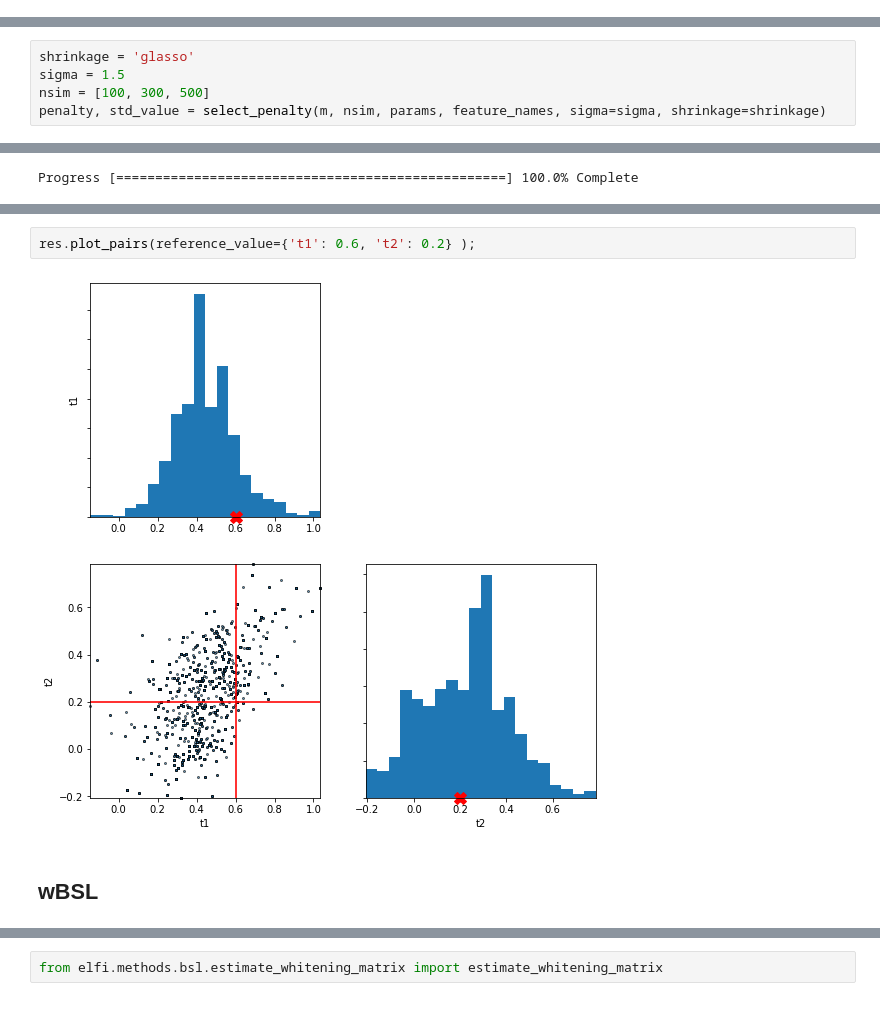
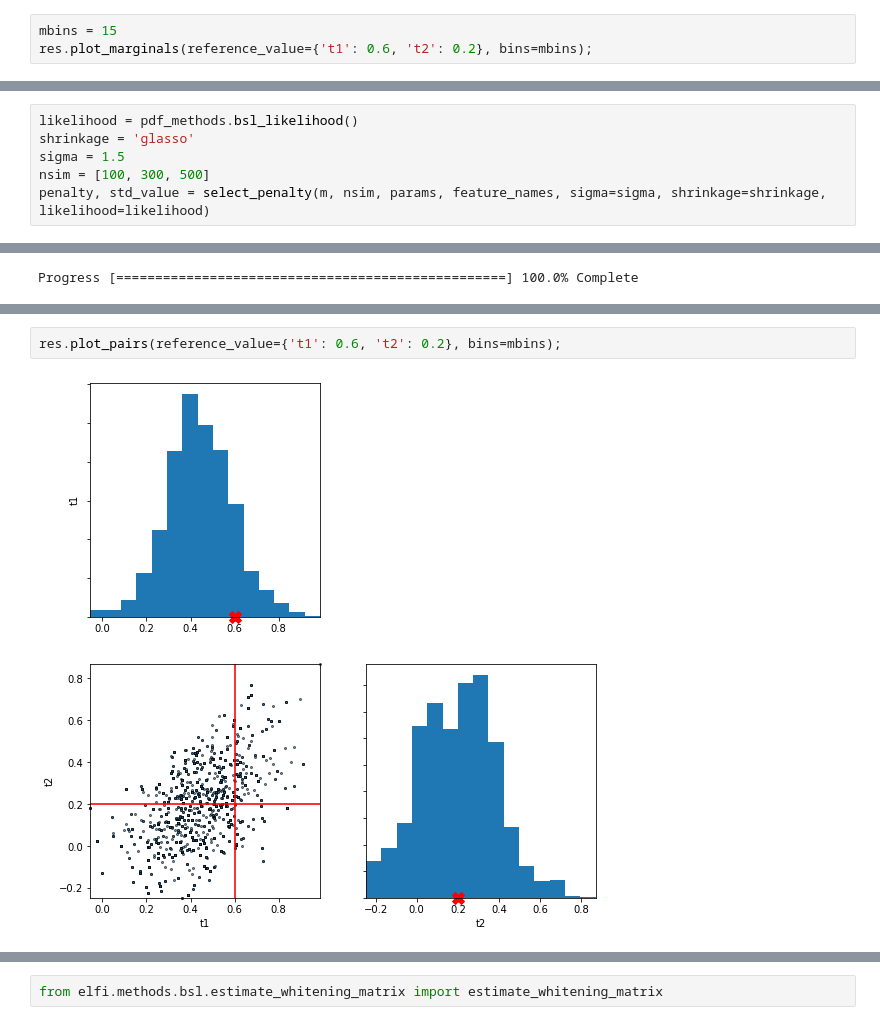
Before and after one commit to uremes/elfi-notebooks, a Jupyter notebook: bsl.ipynb, the cells around one changed output, grey strips where cells are left out. Cells and saved outputs as stored; diff of their text form.

```diff
--- a/bsl.ipynb
+++ b/bsl.ipynb
@@ -101,0 +102,3 @@ res.plot_traces();
+# %%
+mbins = 15
+res.plot_marginals(reference_value={'t1': 0.6, 't2': 0.2}, bins=mbins);
@@ -114,10 +119,11 @@ This concludes the standard BSL example. Extensions to the standard method are i
 # %%
 from elfi.methods.bsl.select_penalty import select_penalty
 # %%
+likelihood = pdf_methods.bsl_likelihood()
 shrinkage = 'glasso'
 sigma = 1.5
 nsim = [100, 300, 500]
-penalty, std_value = select_penalty(m, nsim, params, feature_names, sigma=sigma, shrinkage=shrinkage)
+penalty, std_value = select_penalty(m, nsim, params, feature_names, sigma=sigma, shrinkage=shrinkage, likelihood=likelihood)
 # %%
 std_value
 # %% [output]
@@ -138,6 +157,4 @@ Progress [==================================================] 100.0% Complete
 # %%
-res.plot_pairs(reference_value={'t1': 0.6, 't2': 0.2} );
+res.plot_pairs(reference_value={'t1': 0.6, 't2': 0.2}, bins=mbins);
 # %% [output]
-[figure, old version]
+[figure, new version]
-# %% [markdown]
-## wBSL
```
Also changed, not shown: parts of 61 cells of this notebook.
